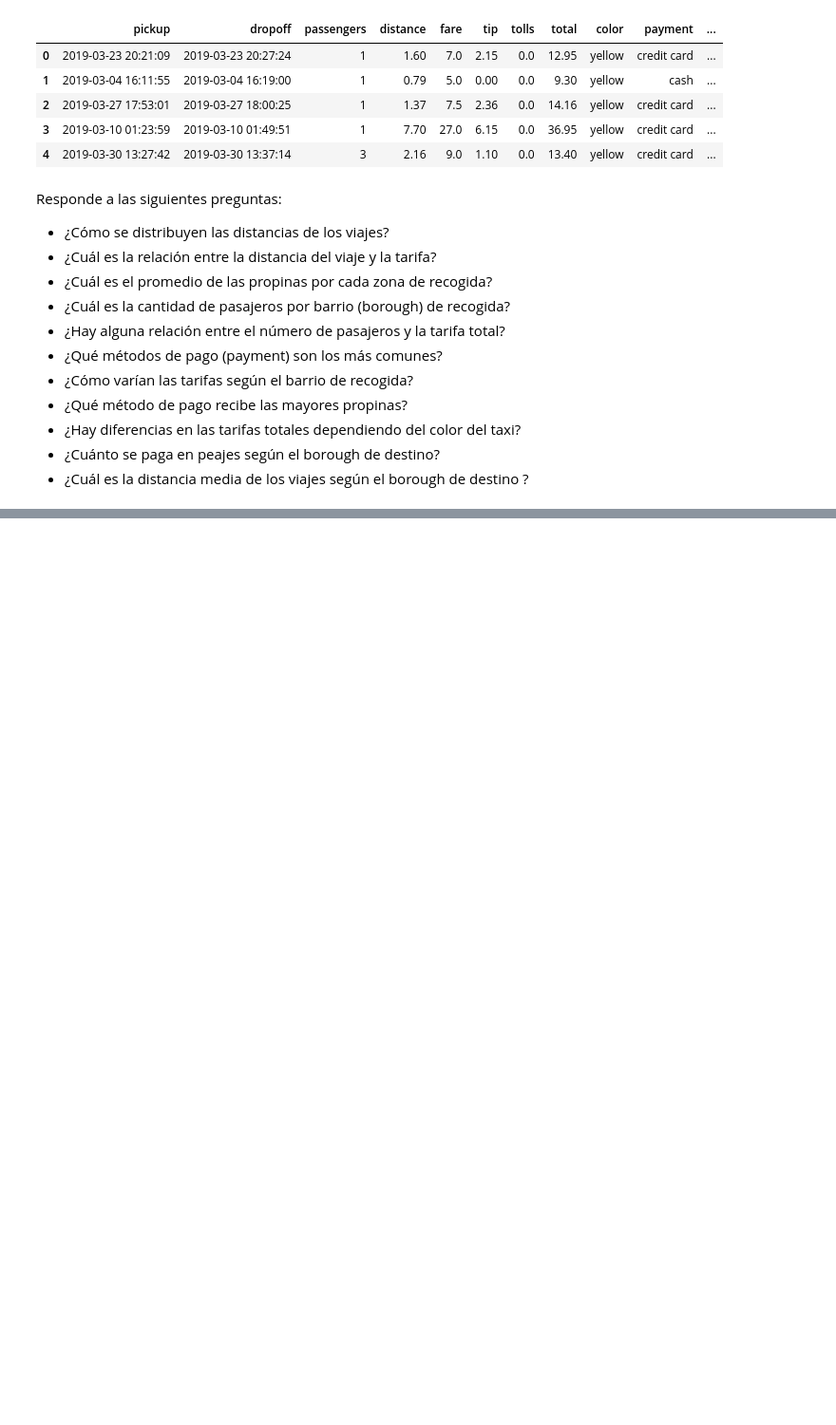
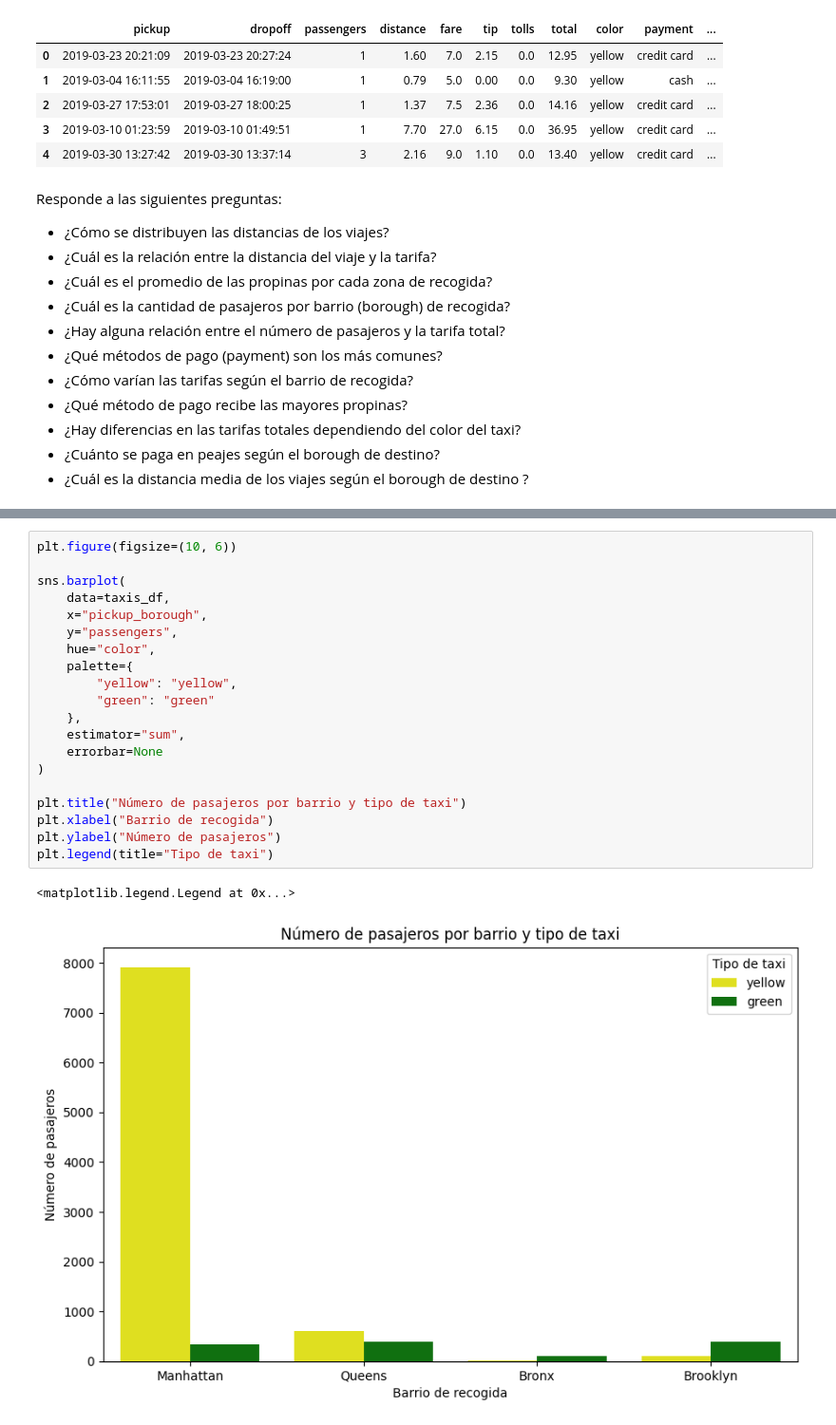
Before and after one commit to Juanmacg21/Python-Intro-for-Data-Science, a Jupyter notebook: notebooks/Lesson IV - Matplotlib and Seaborn Intro.ipynb, the cells around one changed output, grey strips where cells are left out. Shown at 95% size. Cells and saved outputs as stored; diff of their text form; blank space fills up the shorter version.

```diff
--- a/notebooks/Lesson IV - Matplotlib and Seaborn Intro.ipynb
+++ b/notebooks/Lesson IV - Matplotlib and Seaborn Intro.ipynb
@@ -384,0 +452,23 @@ Responde a las siguientes preguntas:
+# %%
+plt.figure(figsize=(10, 6))
+
+sns.barplot(
+    data=taxis_df,
+    x="pickup_borough",
+    y="passengers",
+    hue="color",
+    palette={
+        "yellow": "yellow",
+        "green": "green"
+    },
+    estimator="sum",
+    errorbar=None
+)
+
+plt.title("Número de pasajeros por barrio y tipo de taxi")
+plt.xlabel("Barrio de recogida")
+plt.ylabel("Número de pasajeros")
+plt.legend(title="Tipo de taxi")
+# %% [output]
+<matplotlib.legend.Legend at 0x...>
+[figure, added]
```
Also changed, not shown: parts of 13 cells of this notebook, 2 other files.
